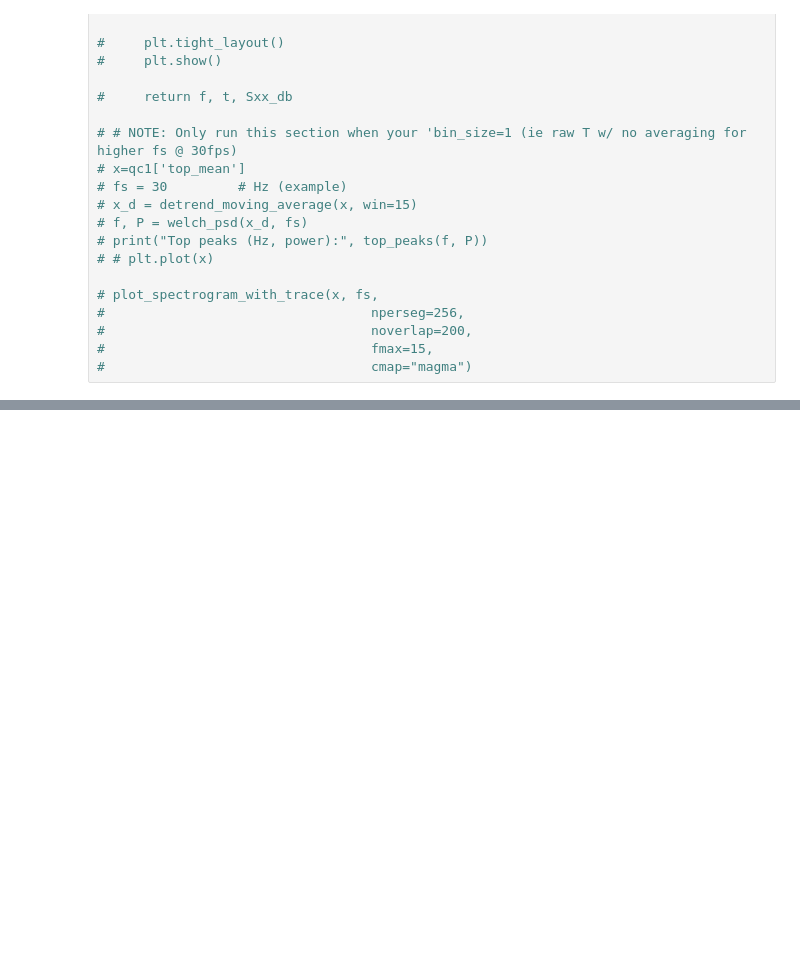
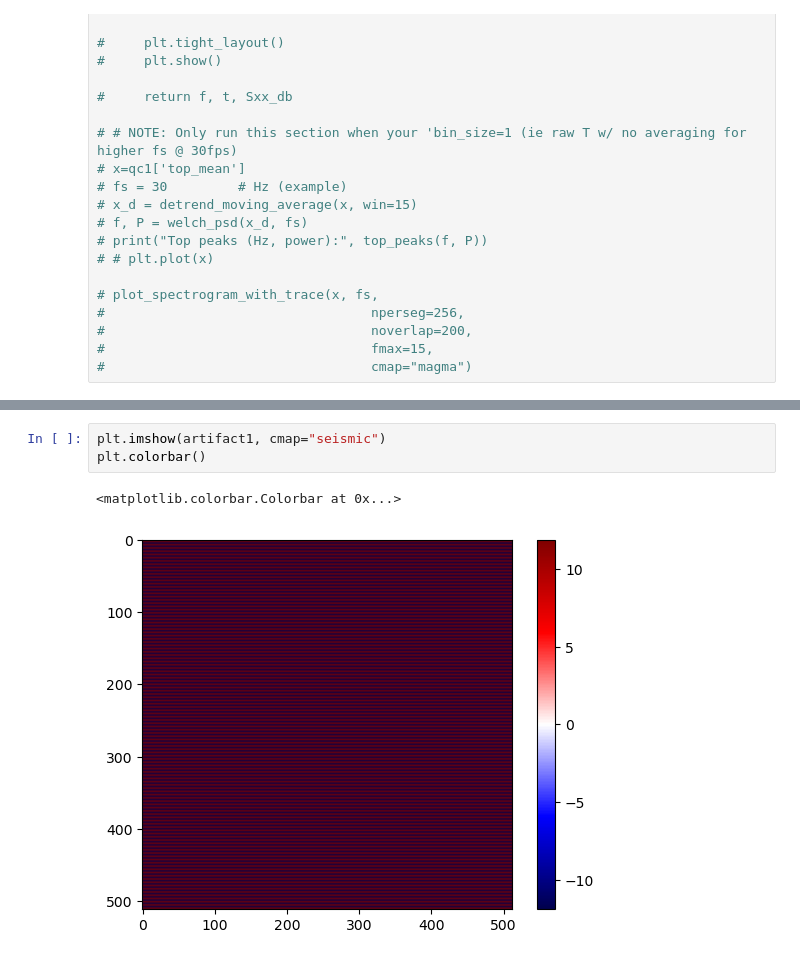
Before and after one commit to ufcolemanlab/NMCoop_Shared, a Jupyter notebook: coop_jupyter/image_hist&qc_scanimage_TCXY.ipynb, the cells around one changed output, grey strips where cells are left out. Drawn from its saved outputs; the diff is of its cells as text; blank space fills up the shorter version.

```diff
--- a/coop_jupyter/image_hist&qc_scanimage_TCXY.ipynb
+++ b/coop_jupyter/image_hist&qc_scanimage_TCXY.ipynb
@@ -1545,0 +2219,6 @@ array([  31,   32,   33,   34,   35,   36,   37,   38,   39,  141,  142,
+# %%
+plt.imshow(artifact1, cmap="seismic")
+plt.colorbar()
+# %% [output]
+<matplotlib.colorbar.Colorbar at 0x...>
+[figure, added]
```
Also changed, not shown: parts of 19 cells of this notebook, 1 other file.
